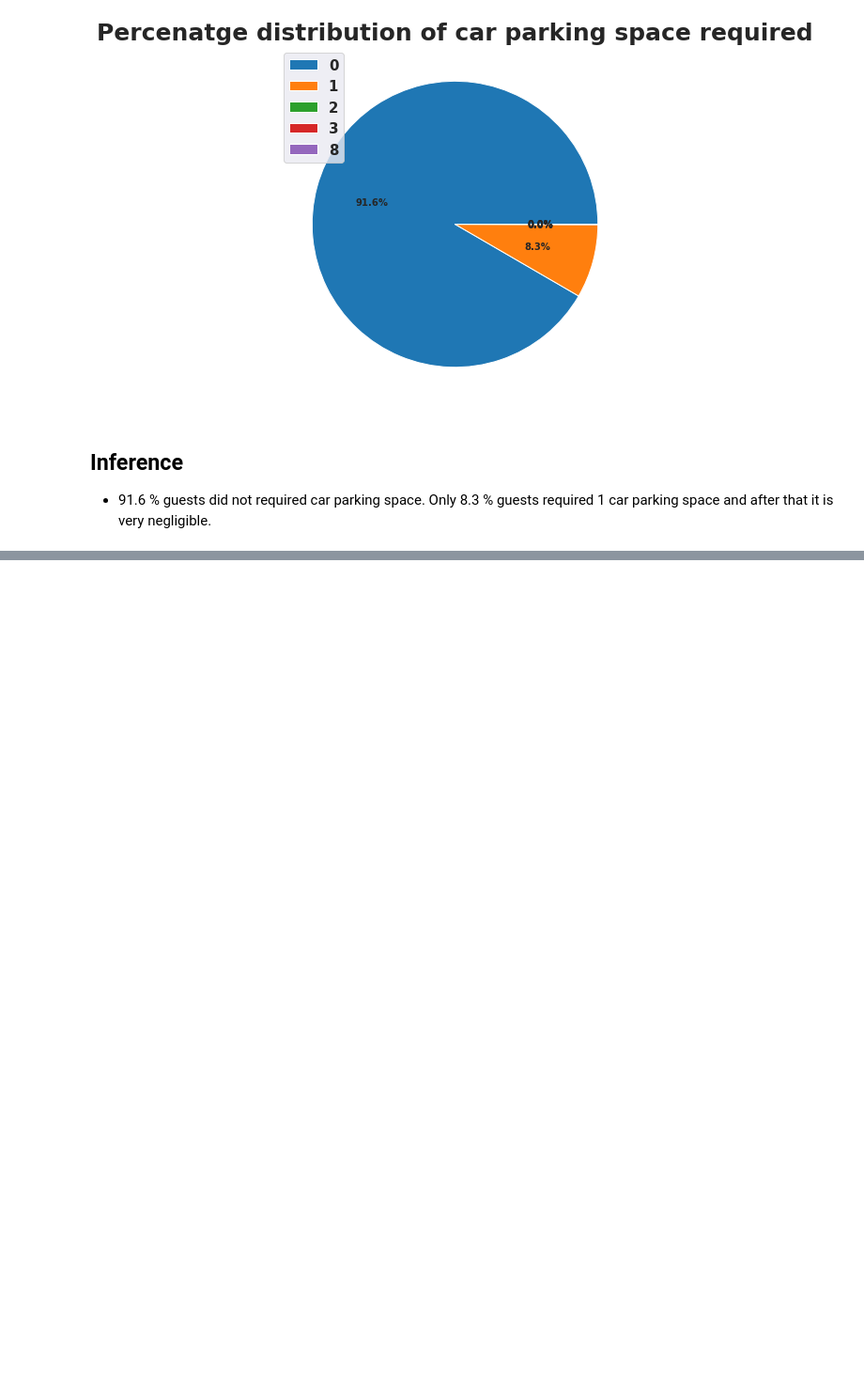
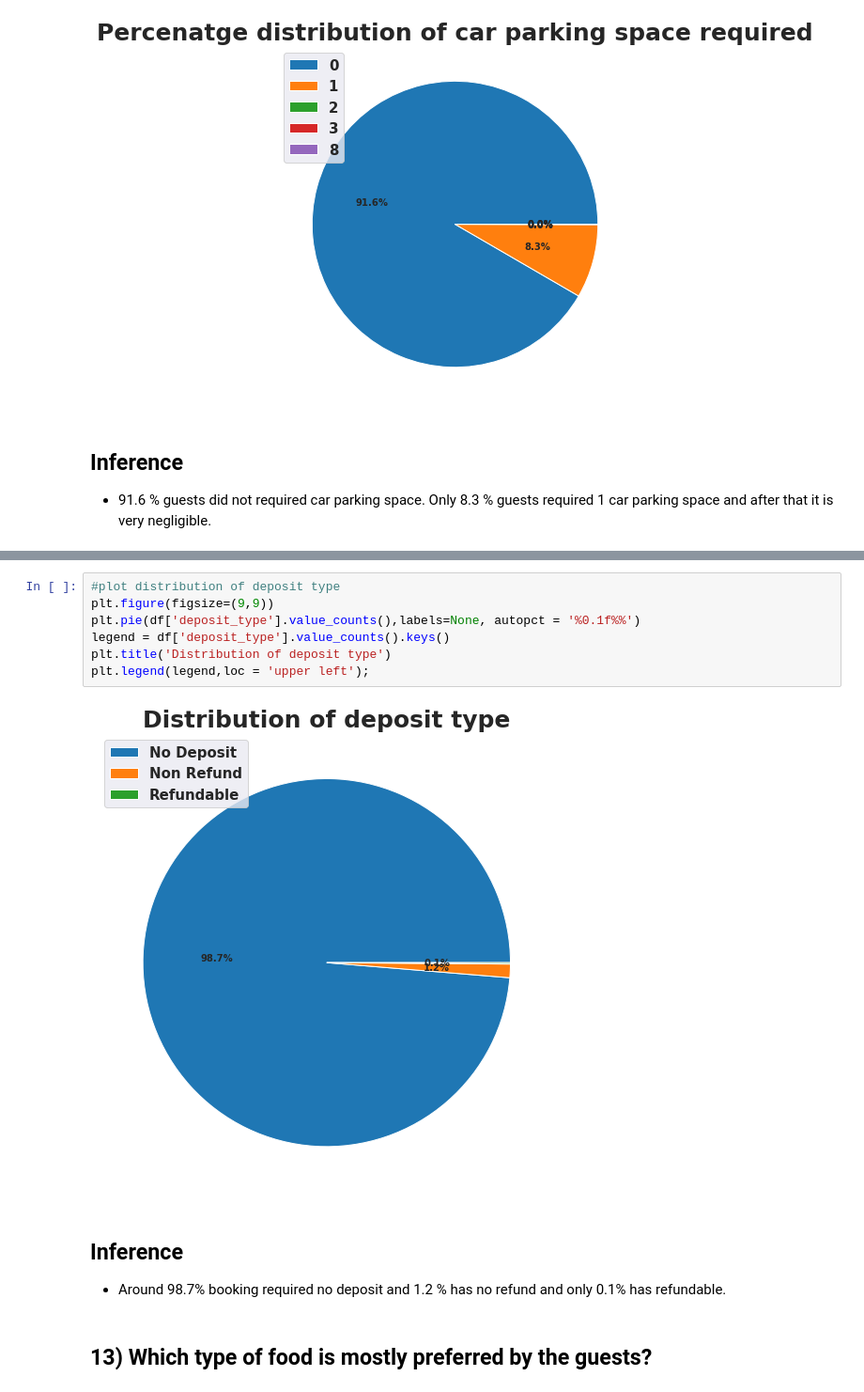
Before and after one commit to PranayUmredkar97/EDA-Hotel-Bookings-Capstone-Project-1, a Jupyter notebook: EDA_Hotel_Bookings_Capstone_Project1.ipynb, the cells around one changed output, grey strips where cells are left out. Shown at 94% size. Cells and saved outputs as stored; diff of their text form; blank space fills up the shorter version.

```diff
--- a/EDA_Hotel_Bookings_Capstone_Project1.ipynb
+++ b/EDA_Hotel_Bookings_Capstone_Project1.ipynb
@@ -680,0 +691,15 @@ plt.legend(legend, loc = 'upper left');
+# %%
+#plot distribution of deposit type
+plt.figure(figsize=(9,9))
+plt.pie(df['deposit_type'].value_counts(),labels=None, autopct = '%0.1f%%')
+legend = df['deposit_type'].value_counts().keys()
+plt.title('Distribution of deposit type')
+plt.legend(legend,loc = 'upper left');
+# %% [output]
+[figure, added]
+# %% [markdown]
+## Inference
+
+*   Around 98.7% booking required no deposit and 1.2 % has no refund and only 0.1% has refundable.
+# %% [markdown]
+## 13) Which type of food is mostly preferred by the guests?
```
Also changed, not shown: parts of 55 cells of this notebook.
